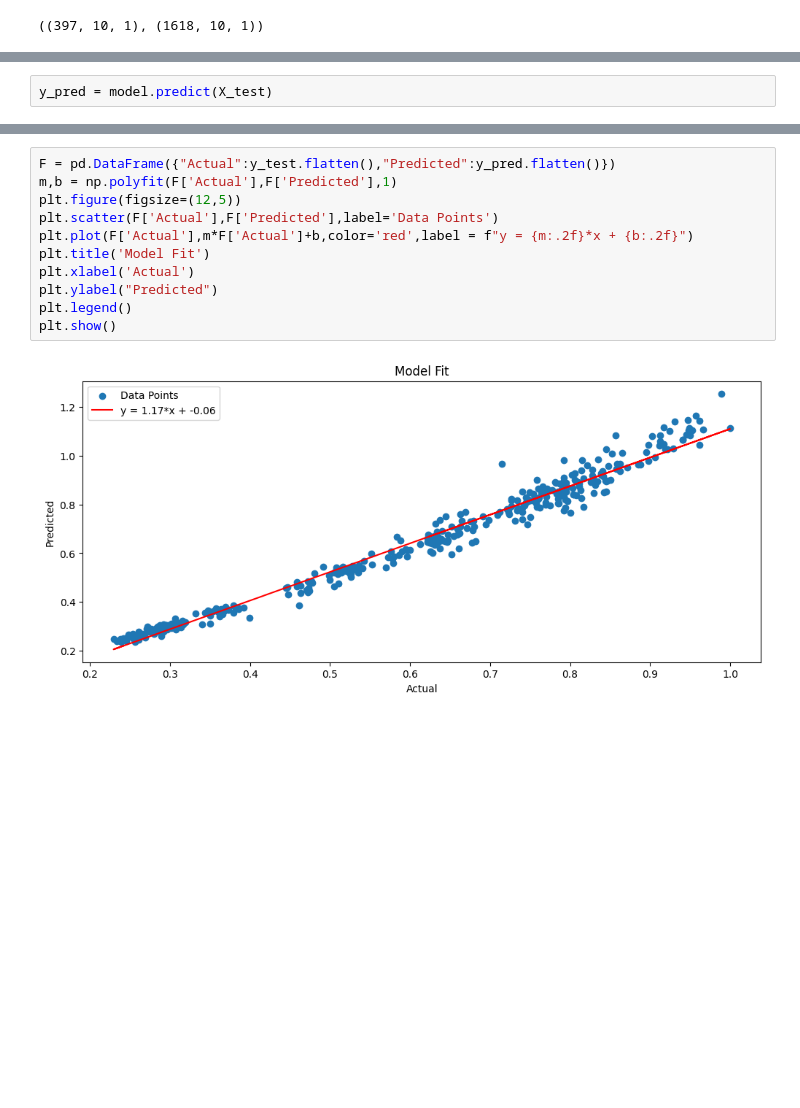
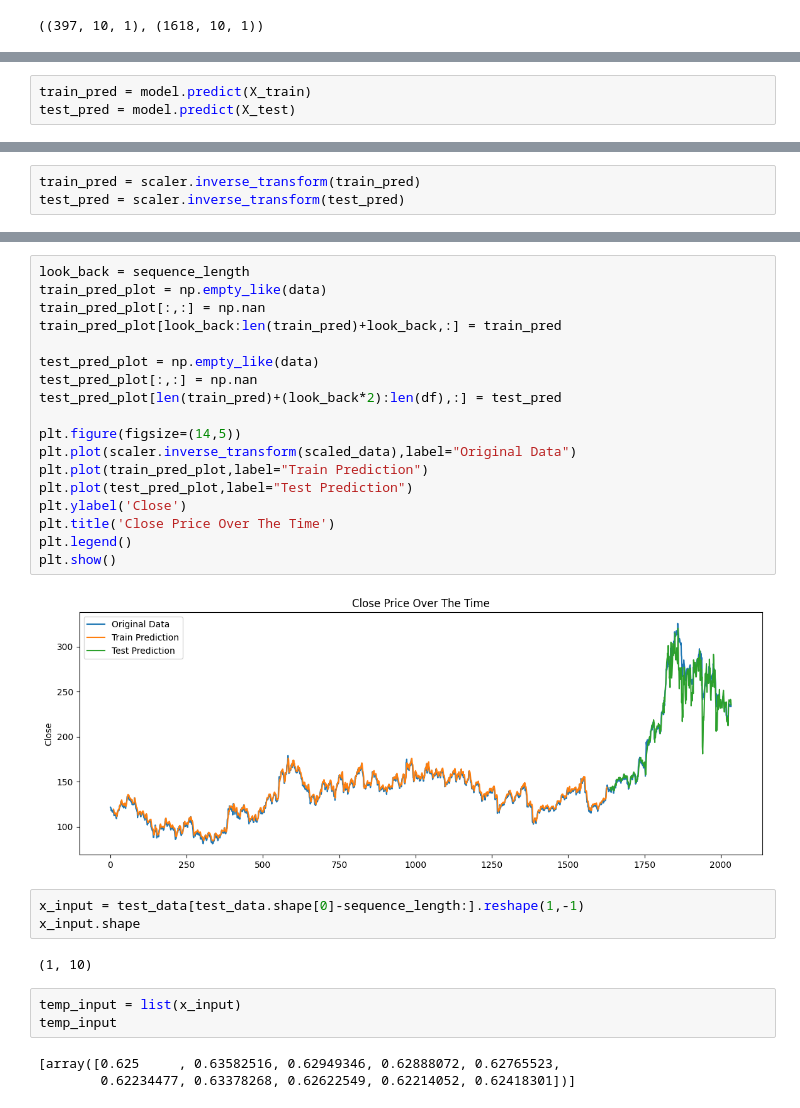
Before and after one commit to Animo-GD/Stock-Market-Prediction, a Jupyter notebook: task2.ipynb, the cells around one changed output, grey strips where cells are left out. Drawn from its saved outputs; the diff is of its cells as text; blank space fills up the shorter version.

```diff
--- a/task2.ipynb
+++ b/task2.ipynb
@@ -156,3 +166,4 @@ Epoch 50/50
 # %%
-y_pred = model.predict(X_test)
+train_pred = model.predict(X_train)
+test_pred = model.predict(X_test)
 # %% [output]
@@ -171,0 +172,3 @@ R Square Score:  0.9105231316571158
+# %%
+train_pred = scaler.inverse_transform(train_pred)
+test_pred = scaler.inverse_transform(test_pred)
@@ -187,13 +200,31 @@ plt.show
-# %%
-F = pd.DataFrame({"Actual":y_test.flatten(),"Predicted":y_pred.flatten()})
-m,b = np.polyfit(F['Actual'],F['Predicted'],1)
-plt.figure(figsize=(12,5))
-plt.scatter(F['Actual'],F['Predicted'],label='Data Points')
-plt.plot(F['Actual'],m*F['Actual']+b,color='red',label = f"y = {m:.2f}*x + {b:.2f}")
-plt.title('Model Fit')
-plt.xlabel('Actual')
-plt.ylabel("Predicted")
-plt.legend()
-plt.show()
-# %% [output]
-[figure, removed]
+# %%
+look_back = sequence_length
+train_pred_plot = np.empty_like(data)
+train_pred_plot[:,:] = np.nan
+train_pred_plot[look_back:len(train_pred)+look_back,:] = train_pred
+
+test_pred_plot = np.empty_like(data)
+test_pred_plot[:,:] = np.nan
+test_pred_plot[len(train_pred)+(look_back*2):len(df),:] = test_pred
+
+plt.figure(figsize=(14,5))
+plt.plot(scaler.inverse_transform(scaled_data),label="Original Data")
+plt.plot(train_pred_plot,label="Train Prediction")
+plt.plot(test_pred_plot,label="Test Prediction")
+plt.ylabel('Close')
+plt.title('Close Price Over The Time')
+plt.legend()
+plt.show()
+# %% [output]
+[figure, added]
+# %%
+x_input = test_data[test_data.shape[0]-sequence_length:].reshape(1,-1)
+x_input.shape
+# %% [output]
+(1, 10)
+# %%
+temp_input = list(x_input)
+temp_input
+# %% [output]
+[array([0.625     , 0.63582516, 0.62949346, 0.62888072, 0.62765523,
+        0.62234477, 0.63378268, 0.62622549, 0.62214052, 0.62418301])]
```
Also changed, not shown: parts of 13 cells of this notebook.
